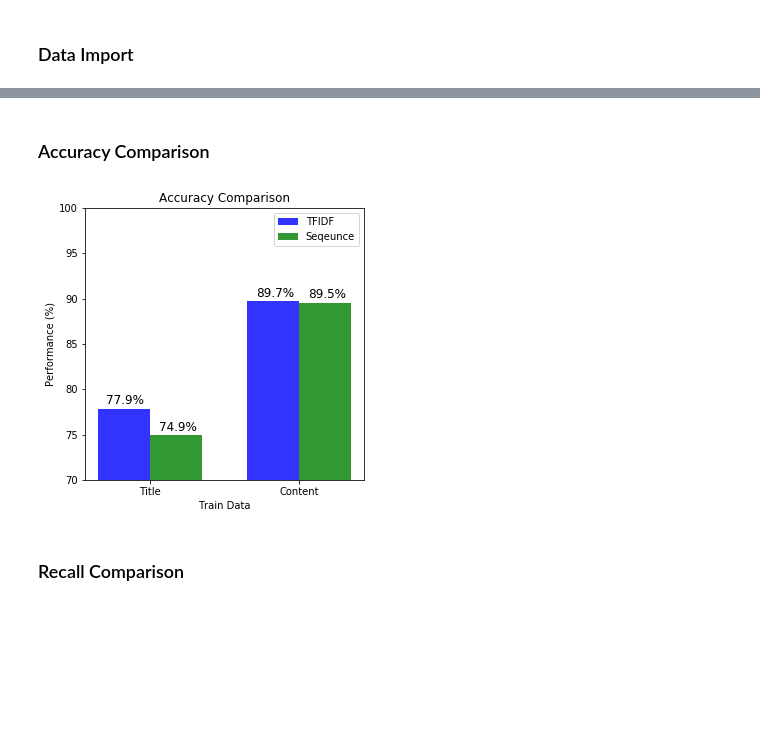
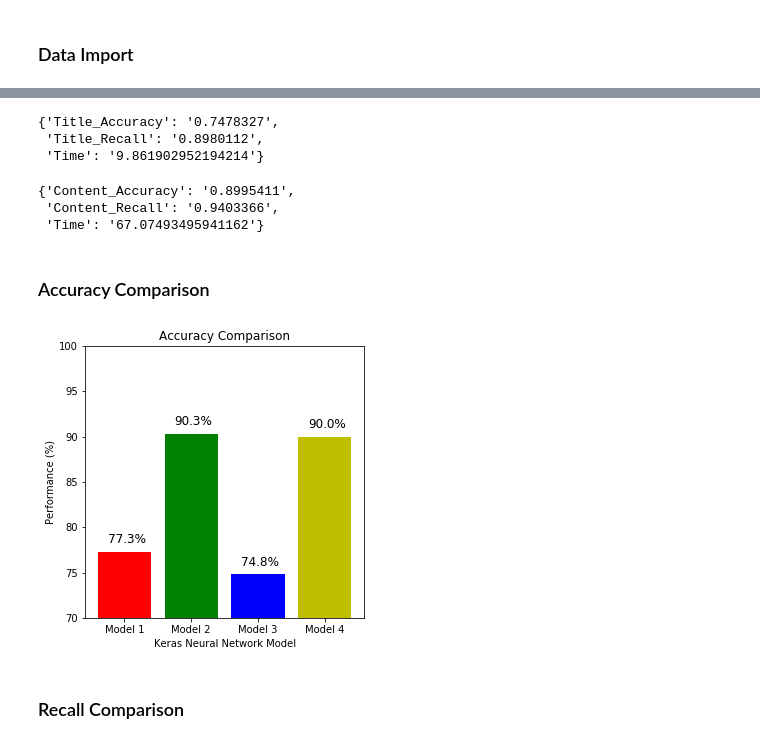
Before and after one commit to ShengHow95/tensorflow-fake-news-detection, a Jupyter notebook: Source Code/Fake News Comparison Report.ipynb, the cells around one changed output, grey strips where cells are left out. Saved outputs shown, nothing was run; the diff lists cells and outputs as text; code cells hidden in the pictures; blank space fills up the shorter version.

```diff
--- a/Source Code/Fake News Comparison Report.ipynb
+++ b/Source Code/Fake News Comparison Report.ipynb
@@ -7,8 +7,14 @@ import matplotlib.pyplot as plt
 # %% [markdown]
 ### Data Import
 # %%
-with open('Model_TFIDF.json', 'r') as Model_TFIDF_File:
-    tfidf_model_performance = json.load(Model_TFIDF_File)
+with open('Model_TFIDF_Title.json', 'r') as Model_TFIDF_File:
+    tfidf_model_title = json.load(Model_TFIDF_File)
 
-with open('Model_Sequence.json', 'r') as Model_Sequence_File:
-    sequence_model_performance = json.load(Model_Sequence_File)
+with open('Model_TFIDF_Content.json', 'r') as Model_TFIDF_File:
+    tfidf_model_content = json.load(Model_TFIDF_File)
+
+with open('Model_Sequence_Title.json', 'r') as Model_Sequence_File:
+    sequence_model_title = json.load(Model_Sequence_File)
+
+with open('Model_Sequence_Content.json', 'r') as Model_Sequence_File:
+    sequence_model_content = json.load(Model_Sequence_File)
@@ -56,0 +33,12 @@ for metric, value in  sequence_model_performance.items():
+# %%
+sequence_model_title
+# %% [output]
+{'Title_Accuracy': '0.7478327',
+ 'Title_Recall': '0.8980112',
+ 'Time': '9.861902952194214'}
+# %%
+sequence_model_content
+# %% [output]
+{'Content_Accuracy': '0.8995411',
+ 'Content_Recall': '0.9403366',
+ 'Time': '67.07493495941162'}
@@ -57,31 +49,28 @@ for metric, value in  sequence_model_performance.items():
 # %% [markdown]
 ### Accuracy Comparison
-# %%
-# create plot
-fig, ax = plt.subplots(figsize=[5,5])
-index = np.arange(2)
-bar_width = 0.35
-opacity = 0.8
-
-bar_tfidf = plt.bar(index, Accuracy_tfidf, bar_width, alpha=opacity, color='b', label='TFIDF')
-
-bar_sequence = plt.bar(index + bar_width, Accuracy_sequence, bar_width, alpha=opacity, color='g', label='Seqeunce')
-
-plt.xlabel('Train Data')
-plt.xticks(index + bar_width/2, ('Title', 'Content'))
-
-plt.ylabel('Performance (%)')
-plt.ylim(70,100)
-
-plt.title('Accuracy Comparison')
-plt.legend()
-
-for i in range(2):
-    ax.text(i - bar_width/3, Accuracy_tfidf[i] + 0.5, "%.1f%%" % Accuracy_tfidf[i], fontsize=12)
-    ax.text(i + bar_width*2/3, Accuracy_sequence[i] + 0.5, "%.1f%%" % Accuracy_sequence[i], fontsize=12)
-
-plt.show()
-# %% [output]
-[figure, removed]
+# %%
+# create plot
+fig, ax = plt.subplots(figsize=[5,5])
+
+x_values = ['Model 1', 'Model 2', 'Model 3', 'Model 4']
+y_values = [
+            float(tfidf_model_title.get('Title_Accuracy'))*100,
+            float(tfidf_model_content.get('Content_Accuracy'))*100,
+            float(sequence_model_title.get('Title_Accuracy'))*100,
+            float(sequence_model_content.get('Content_Accuracy'))*100
+           ]
+
+plt.bar(x_values, y_values, color=['r','g','b','y'])
+plt.xlabel('Keras Neural Network Model')
+plt.ylabel('Performance (%)')
+plt.ylim(70,100)
+plt.title('Accuracy Comparison')
+
+for i in range(4):
+    ax.text(i - 0.25, y_values[i] + 1, "%.1f%%" % y_values[i], fontsize=12)
+
+plt.show()
+# %% [output]
+[figure, added]
 # %% [markdown]
 ### Recall Comparison
```
Also changed, not shown: parts of 11 cells of this notebook, 8 other files.
